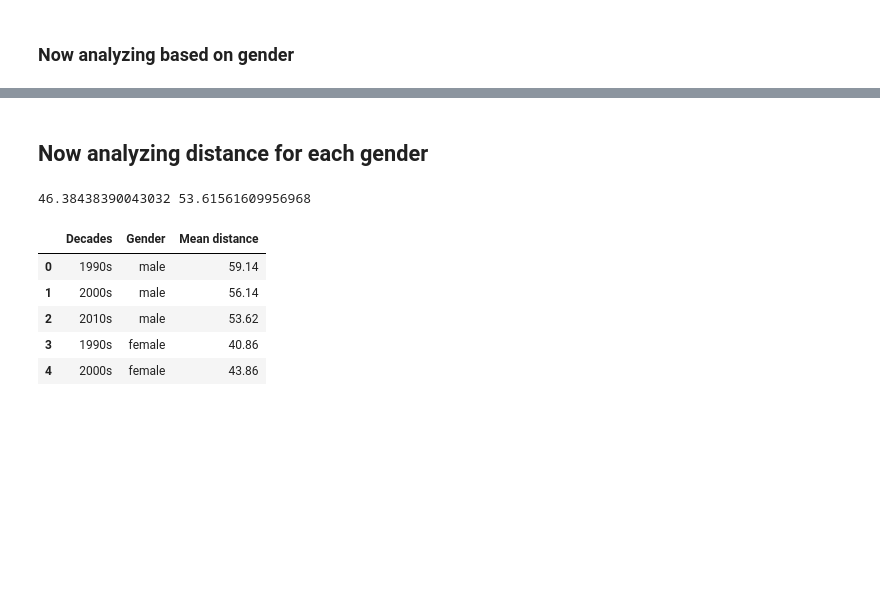
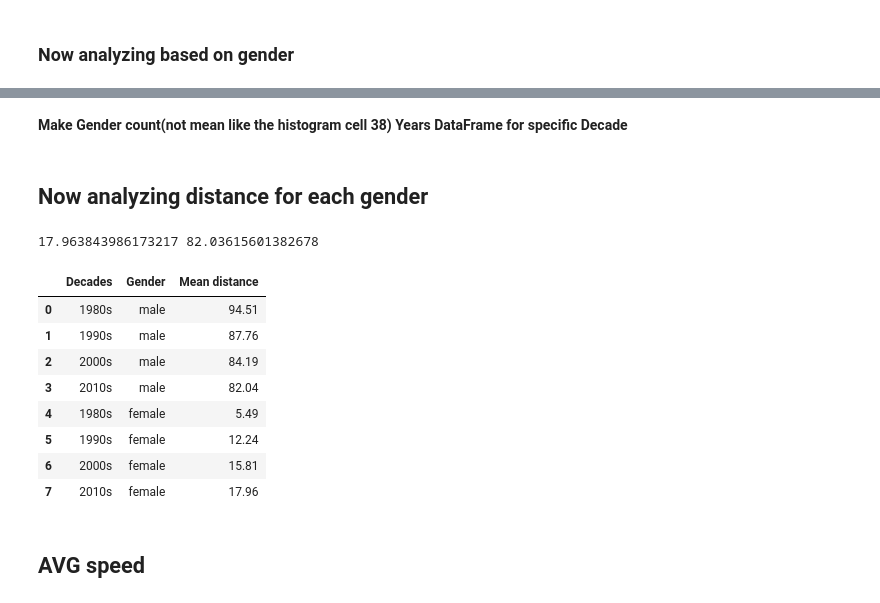
Before and after one commit to Faresx7/Fares_Esaam, a Jupyter notebook: Data Analysis project/main.ipynb, the cells around one changed output, grey strips where cells are left out. Saved outputs shown, nothing was run; the diff lists cells and outputs as text; code cells hidden in the pictures; blank space fills up the shorter version.

Commit message:
Data Analysis

```diff
--- a/Data Analysis project/main.ipynb
+++ b/Data Analysis project/main.ipynb
@@ -103,0 +123,3 @@ data.head()
+# %%
+data = data[(data['Age'] >= 12) & (data['Age'] <= 75)]
+print(f'MIN Age : {data['Age'].min()}\nMax Age : {data['Age'].max()}')
@@ -161,5 +192,8 @@ fig.update_layout(width=700,height=800)
 # %%
-d09_00=data[(data['Year_of_event']>=1990) & (data['Year_of_event']<=2000)]
-d00_10=data[(data['Year_of_event']>=2000) & (data['Year_of_event']<=2010)]
-d10_20=data[(data['Year_of_event']>=2010) & (data['Year_of_event']<=2020)]
-d10_20.head(5)
+# global period
+p80_22=data[(data['Year_of_event']>=1980) & (data['Year_of_event']<=2022)]
+# decades period
+p80_90=data[(data['Year_of_event']>=1980) & (data['Year_of_event']<=1990)]
+p90_00=data[(data['Year_of_event']>=1990) & (data['Year_of_event']<=2000)]
+p00_10=data[(data['Year_of_event']>=2000) & (data['Year_of_event']<=2010)]
+p10_20=data[(data['Year_of_event']>=2010) & (data['Year_of_event']<=2020)]
@@ -178,7 +208,7 @@ mean_10s=d10_20['Event_distance/length'].mean()
 # %%
 # add them to data frame
-decades=['1990s','2000s','2010s']
-means=[mean_90s,mean_00s,mean_10s]
+decades=['1980s','1990s','2000s','2010s']
+means=[mean_dis_80s,mean_dis_90s,mean_dis_00s,mean_dis_10s]
 mean_df=pd.DataFrame({'decades':decades,'means':means})
 mean_df.head()
 # %% [output]
@@ -258,0 +335,2 @@ fig.show()
+# %% [markdown]
+**Make Gender count(not mean like the histogram cell 38) Years DataFrame for specific Decade**
@@ -259,10 +358,13 @@ fig.show()
 # %% [markdown]
 ## Now analyzing distance for each gender
 # %%
-mean_distance_male_90s=((d09_00[d09_00['Athlete_gender']==1]['Event_distance/length'].sum())/d09_00.shape[0])
-mean_distance_male_00s=((d00_10[d00_10['Athlete_gender']==1]['Event_distance/length'].sum())/d00_10.shape[0])
-mean_distance_male_10s=((d10_20[d10_20['Athlete_gender']==1]['Event_distance/length'].sum())/d10_20.shape[0])
+ #* calculating mean distances for each gender in every period
+mean_distance_male_80s=((p80_90[p80_90['Athlete_gender']==1]['Event_distance/length'].sum())/p80_90['Event_distance/length'].sum())*100
+mean_distance_male_90s=((p90_00[p90_00['Athlete_gender']==1]['Event_distance/length'].sum())/p90_00['Event_distance/length'].sum())*100
+mean_distance_male_00s=((p00_10[p00_10['Athlete_gender']==1]['Event_distance/length'].sum())/p00_10['Event_distance/length'].sum())*100
+mean_distance_male_10s=((p10_20[p10_20['Athlete_gender']==1]['Event_distance/length'].sum())/p10_20['Event_distance/length'].sum())*100
 
+mean_distance_female_80s=100-mean_distance_male_80s
 mean_distance_female_90s=100-mean_distance_male_90s
 mean_distance_female_00s=100-mean_distance_male_00s
 mean_distance_female_10s=100-mean_distance_male_10s
@@ -270,24 +372,27 @@ mean_distance_female_10s=100-mean_distance_male_10s
 
 print(mean_distance_female_10s,mean_distance_male_10s)
 # %% [output]
-46.38438390043032 53.61561609956968
+17.963843986173217 82.03615601382678
 # %%
-males_dis=[round(mean_distance_male_90s,2),round(mean_distance_male_00s,2),round(mean_distance_male_10s,2)]
-females_dis=[round(mean_distance_female_90s,2),round(mean_distance_female_00s,2),round(mean_distance_female_10s,2)]
+males_dis=[round(mean_distance_male_80s,2),round(mean_distance_male_90s,2),round(mean_distance_male_00s,2),round(mean_distance_male_10s,2)]
+females_dis=[round(mean_distance_female_80s,2),round(mean_distance_female_90s,2),round(mean_distance_female_00s,2),round(mean_distance_female_10s,2)]
 
 mean_dis=pd.DataFrame({
     'Decades':decades*2,
-    'Gender':['male']*3 + ['female']*3,
+    'Gender':['male']*4 + ['female']*4,
     'Mean distance':males_dis+females_dis
 })
-mean_dis.head()
+mean_dis
 # %% [output]
 |  | Decades | Gender | Mean distance |
-| 0 | 1990s | male | 59.14 |
-| 1 | 2000s | male | 56.14 |
-| 2 | 2010s | male | 53.62 |
-| 3 | 1990s | female | 40.86 |
-| 4 | 2000s | female | 43.86 |
+| 0 | 1980s | male | 94.51 |
+| 1 | 1990s | male | 87.76 |
+| 2 | 2000s | male | 84.19 |
+| 3 | 2010s | male | 82.04 |
+| 4 | 1980s | female | 5.49 |
+| 5 | 1990s | female | 12.24 |
+| 6 | 2000s | female | 15.81 |
+| 7 | 2010s | female | 17.96 |
 # %%
 px.line(mean_dis,
         x='Decades',
@@ -295,3 +400,5 @@ px.line(mean_dis,
         color='Gender',
         markers=True
         )
+# %% [markdown]
+## AVG speed
```
Also changed, not shown: parts of 39 cells of this notebook, 1 other file.
